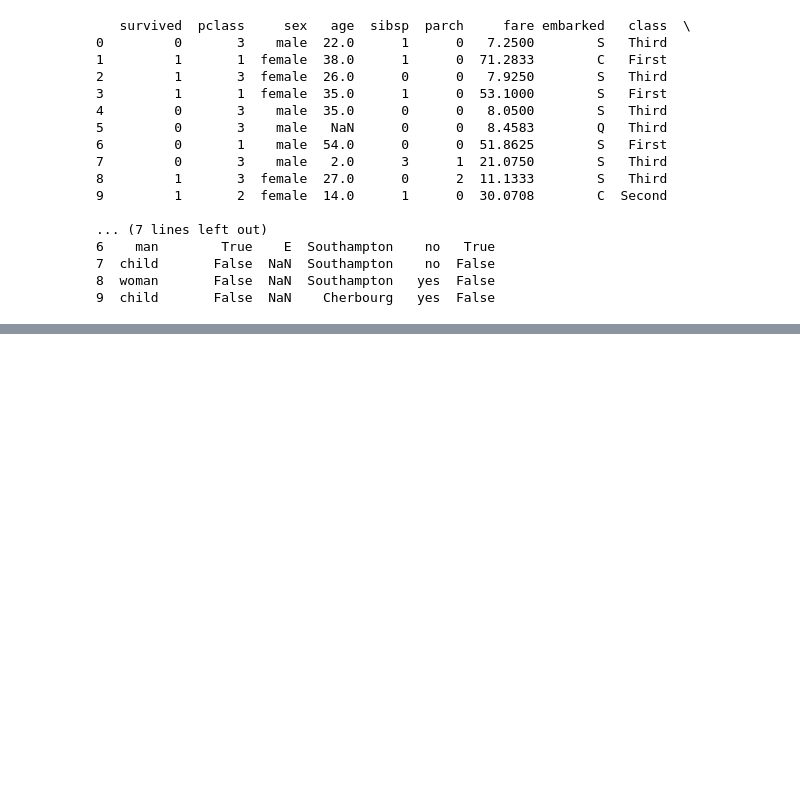
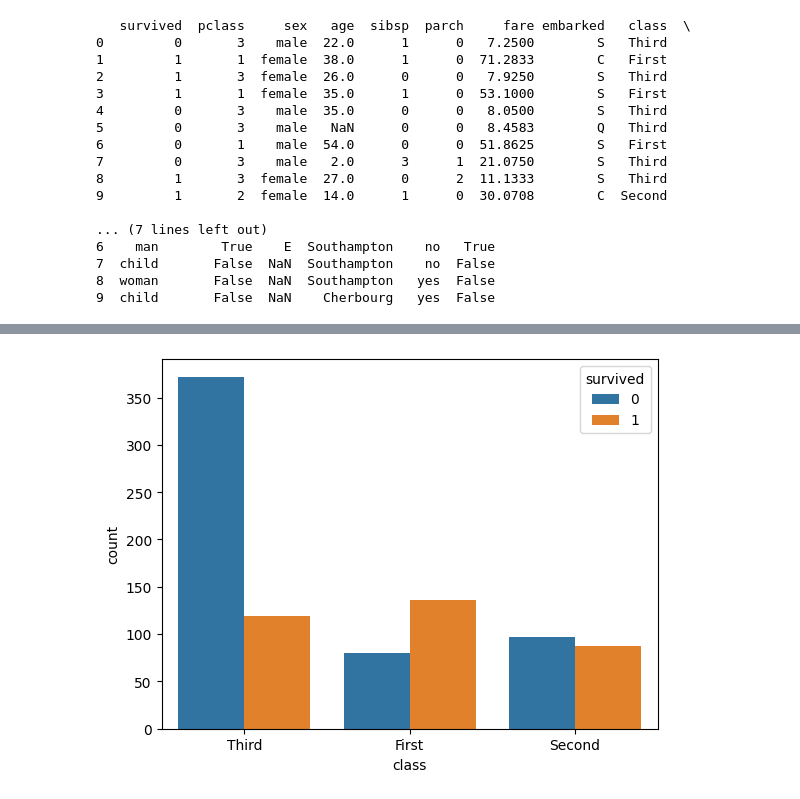
Before and after one commit to MLN142/EDA_Portfolio, a Jupyter notebook: Titanic_Analysis/Titanic.ipynb, the cells around one changed output, grey strips where cells are left out. Saved outputs shown, nothing was run; the diff lists cells and outputs as text; code cells hidden in the pictures; blank space fills up the shorter version.

```diff
--- a/Titanic_Analysis/Titanic.ipynb
+++ b/Titanic_Analysis/Titanic.ipynb
@@ -111,0 +128,5 @@ print(df.head(10))
+# %%
+sns.countplot(data=df,x="class",hue="survived")
+plt.show()
+# %% [output]
+[figure, added]
```
Also changed, not shown: parts of 4 cells of this notebook.
